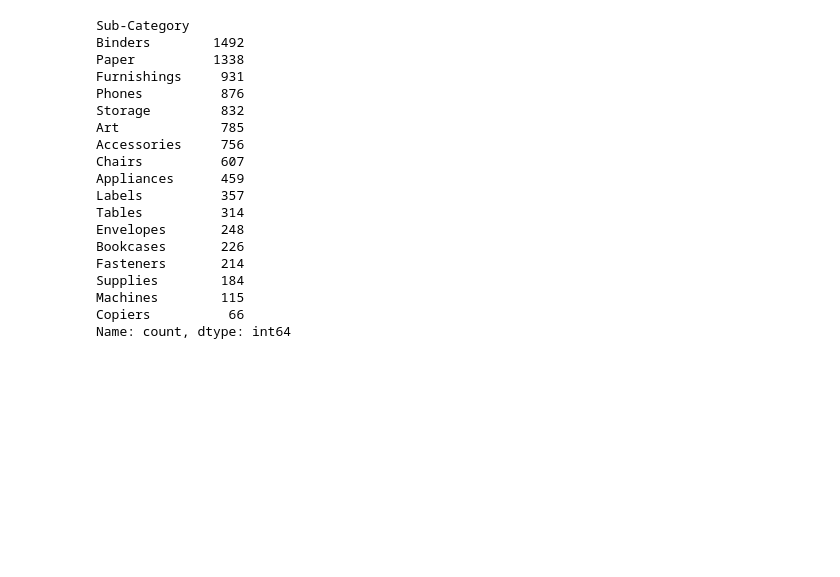
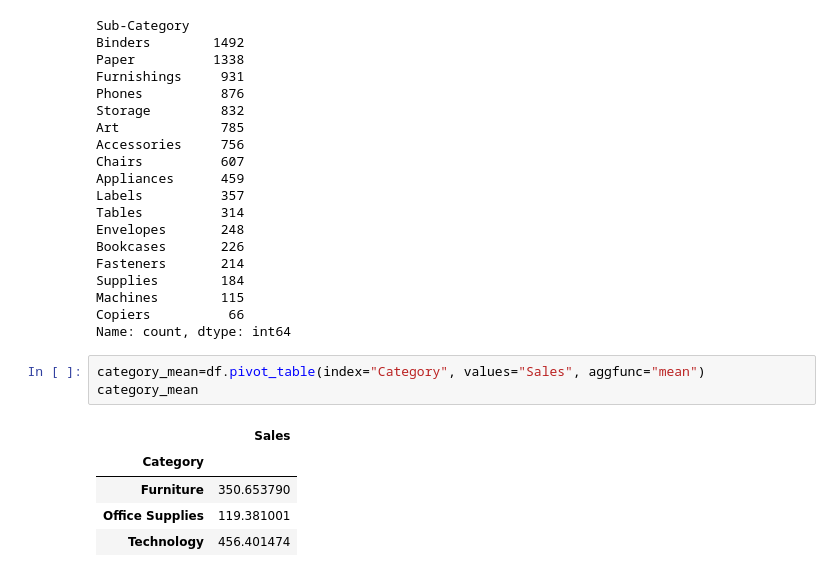
Before and after one commit to Marcio-Santos7/projetos_de_dados, a Jupyter notebook: supermecado_eda/supermaket_eda.ipynb, the cells around one changed output. Cells and saved outputs as stored; diff of their text form; blank space fills up the shorter version.

Commit message:
feat: implementação do método pivot_table  com a função média sobre a coluna Category para o valor de Sales

```diff
--- a/supermecado_eda/supermaket_eda.ipynb
+++ b/supermecado_eda/supermaket_eda.ipynb
@@ -273,3 +273,12 @@ Supplies        184
 Machines        115
 Copiers          66
 Name: count, dtype: int64
+# %%
+category_mean=df.pivot_table(index="Category", values="Sales", aggfunc="mean")
+category_mean
+# %% [output]
+|  | Sales |
+| Category |  |
+| Furniture | 350.653790 |
+| Office Supplies | 119.381001 |
+| Technology | 456.401474 |
```
